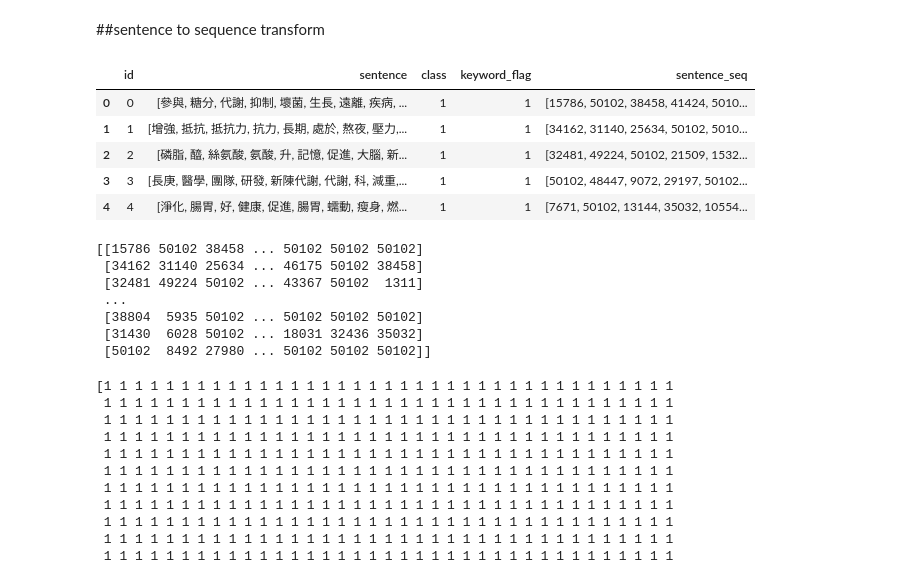
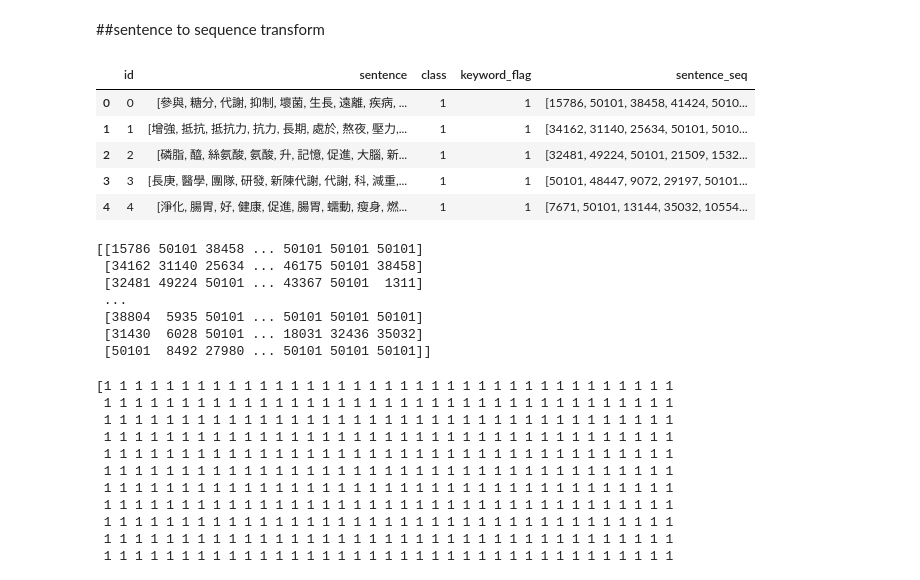
Before and after one commit to openaifab/fair, a Jupyter notebook: colab/2 train_model.ipynb, the cells around one changed output. Drawn from its saved outputs; the diff is of its cells as text; code cells hidden in the pictures.

```diff
--- a/colab/2 train_model.ipynb
+++ b/colab/2 train_model.ipynb
@@ -98,34 +98,34 @@ PICK_WORDS = 40
 # %%
 docs_id = []
 
 for setence in article_df["sentence"]:
     text = setence[:PICK_WORDS]
-    ids = [word2id_len + 1]*PICK_WORDS  # 初始化list
-    ids[:len(text)] = [word2id[w] if w in word2id else word2id_len+1 for w in text] # <OOV> is 50102
+    ids = [word2id_len]*PICK_WORDS  # 初始化list
+    ids[:len(text)] = [word2id[w] if w in word2id else word2id_len for w in text] # <OOV> is 50101
     #print(ids)
     docs_id.append(ids)
 
 #  轉換後的sequence合併到dataframe
 article_df["sentence_seq"] = docs_id
 article_df.head()
 # %% [output]
 |  | id | sentence | class | keyword_flag | sentence_seq |
-| 0 | 0 | [參與, 糖分, 代謝, 抑制, 壞菌, 生長, 遠離, 疾病, ... | 1 | 1 | [15786, 50102, 38458, 41424, 5010... |
-| 1 | 1 | [增強, 抵抗, 抵抗力, 抗力, 長期, 處於, 熬夜, 壓力,... | 1 | 1 | [34162, 31140, 25634, 50102, 5010... |
-| 2 | 2 | [磷脂, 醯, 絲氨酸, 氨酸, 升, 記憶, 促進, 大腦, 新... | 1 | 1 | [32481, 49224, 50102, 21509, 1532... |
-| 3 | 3 | [長庚, 醫學, 團隊, 研發, 新陳代謝, 代謝, 科, 減重,... | 1 | 1 | [50102, 48447, 9072, 29197, 50102... |
-| 4 | 4 | [淨化, 腸胃, 好, 健康, 促進, 腸胃, 蠕動, 瘦身, 燃... | 1 | 1 | [7671, 50102, 13144, 35032, 10554... |
+| 0 | 0 | [參與, 糖分, 代謝, 抑制, 壞菌, 生長, 遠離, 疾病, ... | 1 | 1 | [15786, 50101, 38458, 41424, 5010... |
+| 1 | 1 | [增強, 抵抗, 抵抗力, 抗力, 長期, 處於, 熬夜, 壓力,... | 1 | 1 | [34162, 31140, 25634, 50101, 5010... |
+| 2 | 2 | [磷脂, 醯, 絲氨酸, 氨酸, 升, 記憶, 促進, 大腦, 新... | 1 | 1 | [32481, 49224, 50101, 21509, 1532... |
+| 3 | 3 | [長庚, 醫學, 團隊, 研發, 新陳代謝, 代謝, 科, 減重,... | 1 | 1 | [50101, 48447, 9072, 29197, 50101... |
+| 4 | 4 | [淨化, 腸胃, 好, 健康, 促進, 腸胃, 蠕動, 瘦身, 燃... | 1 | 1 | [7671, 50101, 13144, 35032, 10554... |
 # %%
 a_docs_id = np.array(docs_id)
 print(a_docs_id)
 # %% [output]
-[[15786 50102 38458 ... 50102 50102 50102]
- [34162 31140 25634 ... 46175 50102 38458]
- [32481 49224 50102 ... 43367 50102  1311]
+[[15786 50101 38458 ... 50101 50101 50101]
+ [34162 31140 25634 ... 46175 50101 38458]
+ [32481 49224 50101 ... 43367 50101  1311]
  ...
- [38804  5935 50102 ... 50102 50102 50102]
- [31430  6028 50102 ... 18031 32436 35032]
- [50102  8492 27980 ... 50102 50102 50102]]
+ [38804  5935 50101 ... 50101 50101 50101]
+ [31430  6028 50101 ... 18031 32436 35032]
+ [50101  8492 27980 ... 50101 50101 50101]]
 # %%
 a_class = np.array(article_df["class"])
 print(a_class)
```
Also changed, not shown: parts of 8 cells of this notebook, 1 other file.
